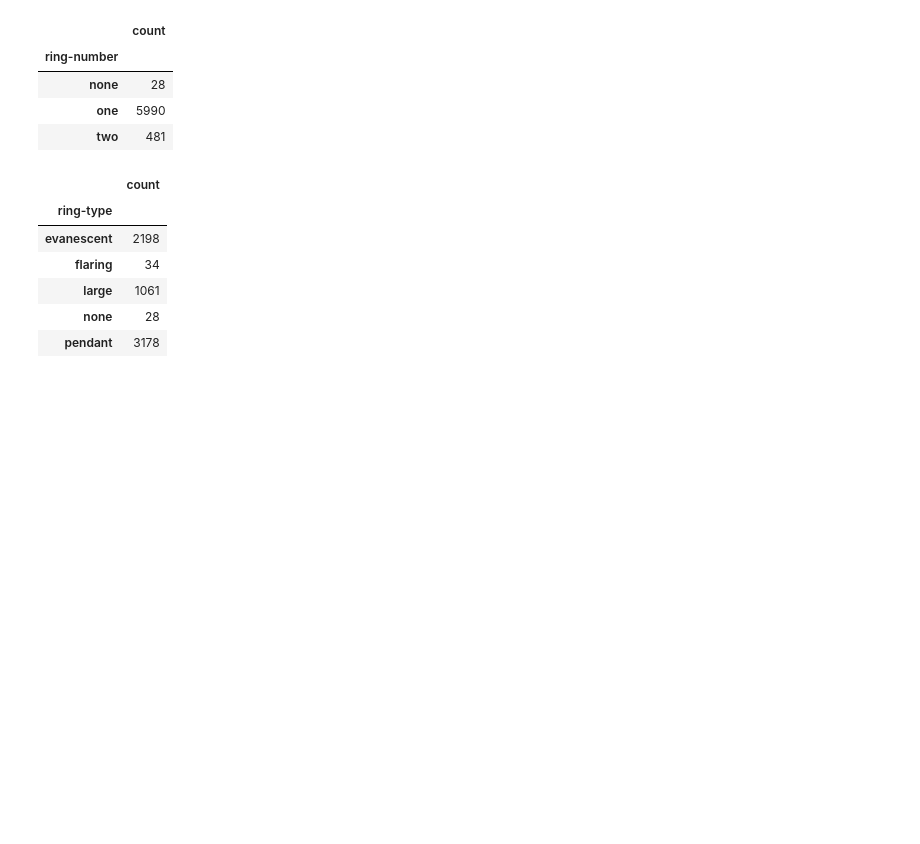
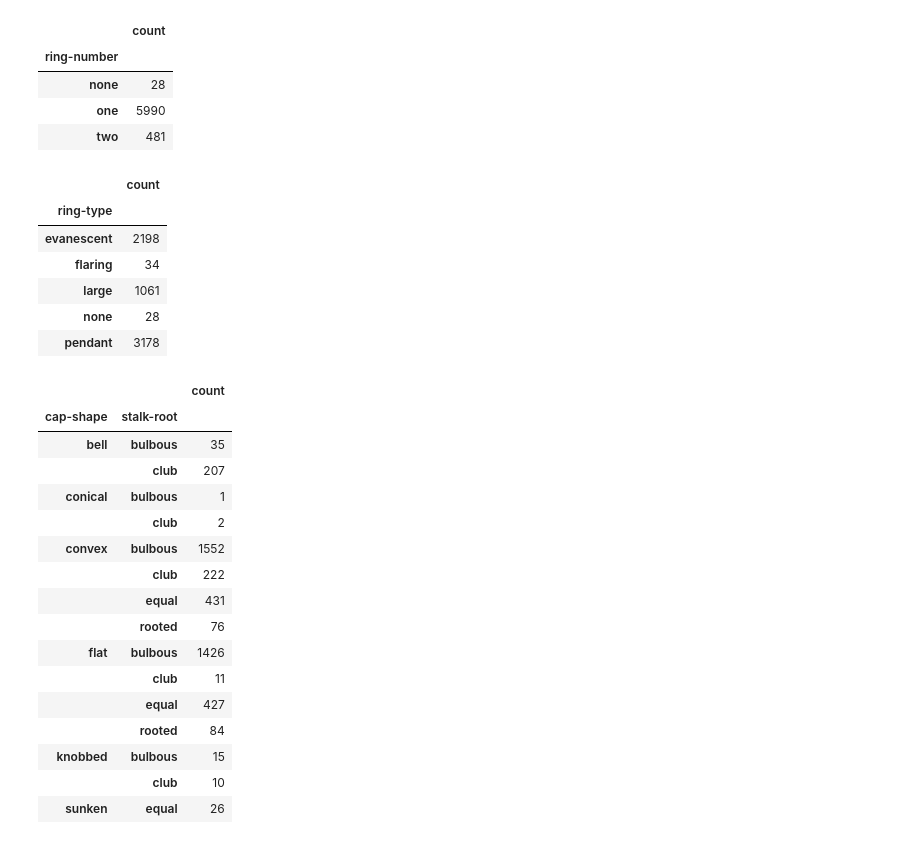
Before and after one commit to lucascheng24/COMP4431_LabAssignment, a Jupyter notebook: A8/tryT8.ipynb, the cells around one changed output. Saved outputs shown, nothing was run; the diff lists cells and outputs as text; code cells hidden in the pictures; blank space fills up the shorter version.

```diff
--- a/A8/tryT8.ipynb
+++ b/A8/tryT8.ipynb
@@ -156,0 +183,20 @@ df_public.value_counts(['ring-type']).sort_index(ascending=True).to_frame()
+# %%
+df_public.value_counts(['cap-shape', 'stalk-root']).sort_index(ascending=True).to_frame()
+# %% [output]
+|  |  | count |
+| cap-shape | stalk-root |  |
+| bell | bulbous | 35 |
+|  | club | 207 |
+| conical | bulbous | 1 |
+|  | club | 2 |
+| convex | bulbous | 1552 |
+|  | club | 222 |
+|  | equal | 431 |
+|  | rooted | 76 |
+| flat | bulbous | 1426 |
+|  | club | 11 |
+|  | equal | 427 |
+|  | rooted | 84 |
+| knobbed | bulbous | 15 |
+|  | club | 10 |
+| sunken | equal | 26 |
```
Also changed, not shown: parts of 13 cells of this notebook.
